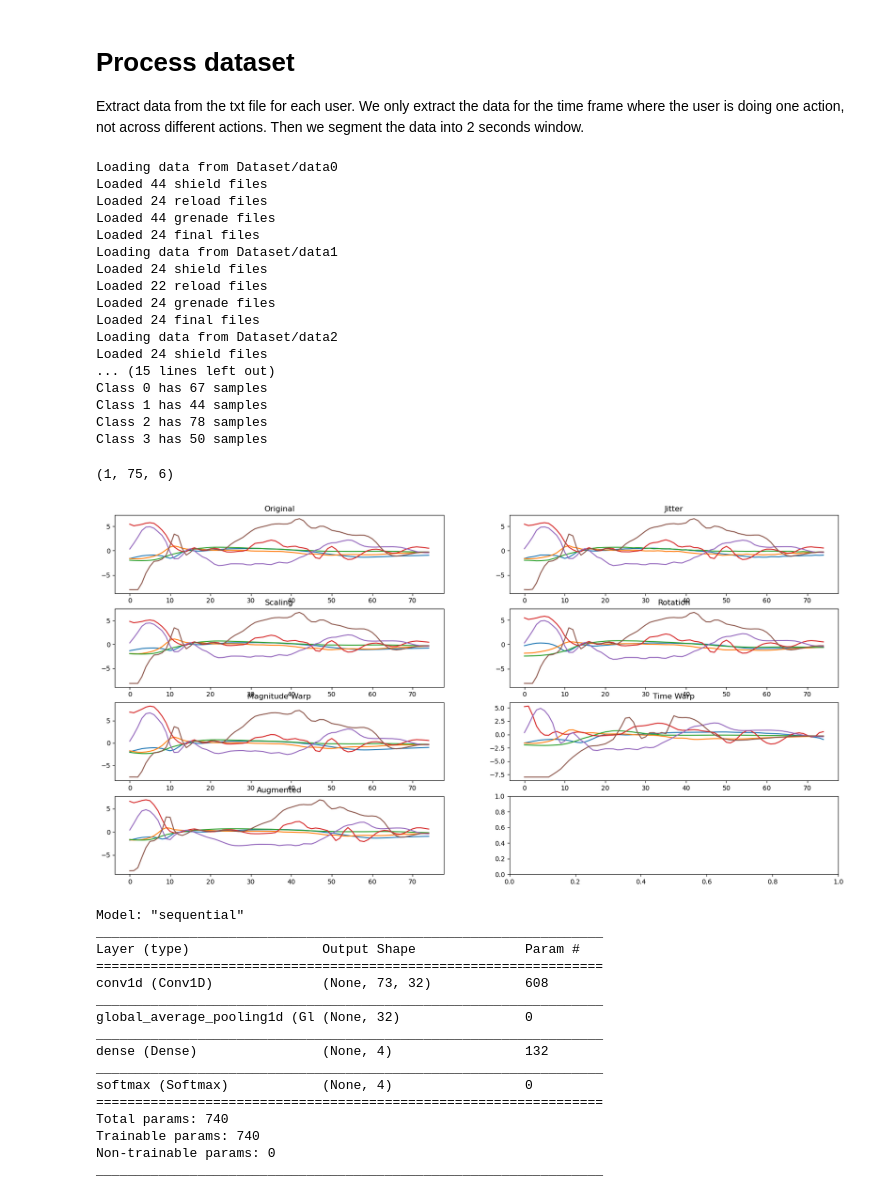
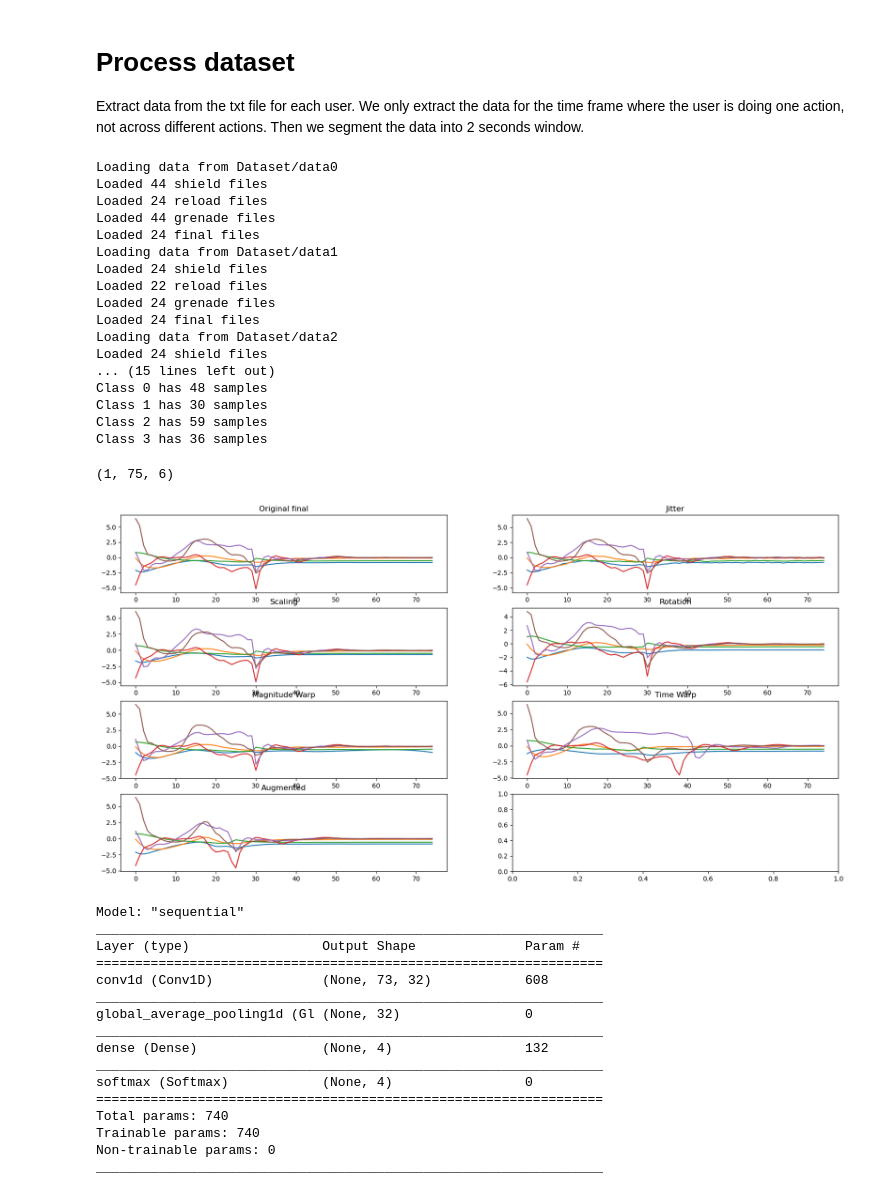
Before and after one commit to yuejunfeng0909/CG4002_CNN_Model, a Jupyter notebook: CNN.ipynb, the cells around one changed output. Cells and saved outputs as stored; diff of their text form; code cells hidden in the pictures.

Commit message:
Bug fix: sliding window range

```diff
--- a/CNN.ipynb
+++ b/CNN.ipynb
@@ -85,7 +85,7 @@ def sliding_window(data_X, data_Y, window_size, window_stride):
     dataset_X_w_sliding = []
     dataset_Y_w_sliding = []
     for i in range(len(data_X)):
-        for j in range(0, len(data_X[i]) - window_size+1, window_stride):
+        for j in range(0, len(data_X[i]) - window_size - window_stride+1, window_stride):
             dataset_X_w_sliding.append(data_X[i][j:j + window_size])
             dataset_Y_w_sliding.append(data_Y[i])
     return np.array(dataset_X_w_sliding), np.array(dataset_Y_w_sliding)
@@ -154,10 +154,10 @@ Loaded 24 final files
 Loading data from Dataset/data2
 Loaded 24 shield files
 ... (15 lines left out)
-Class 0 has 67 samples
-Class 1 has 44 samples
-Class 2 has 78 samples
-Class 3 has 50 samples
+Class 0 has 48 samples
+Class 1 has 30 samples
+Class 2 has 59 samples
+Class 3 has 36 samples
 # %%
 # sample data
 # print("Sample data: " + str(train_x[0]))
@@ -278,10 +278,10 @@ def augment(x):
     x = window_warp(x, window_ratio=0.2, scales=[0.5, 2.])
     return x
 
-def plot_augmented_data(data):
+def plot_augmented_data(data, label = ''):
     fig, axs = plt.subplots(4, 2, figsize=(20, 10))
     axs[0, 0].plot(data[0])
-    axs[0, 0].set_title("Original")
+    axs[0, 0].set_title(f"Original {label}")
     axs[0, 1].plot(jitter(data)[0])
     axs[0, 1].set_title("Jitter")
     axs[1, 0].plot(scaling(data)[0])
@@ -296,9 +296,12 @@ def plot_augmented_data(data):
     axs[3, 0].set_title("Augmented")
 
     plt.show()
-plot_augmented_data(train_x[1:2])
-# %% [output]
-[figure, removed]
+# %%
+randint = np.random.randint(low=0, high=train_x.shape[0]-1, size=1)[0]
+true_label = action_types[np.argmax(train_y[randint])]
+plot_augmented_data(train_x[randint:randint+1], true_label)
+# %% [output]
+[figure, added]
 # %%
 # Data augmentation methods
 
```
Also changed, not shown: parts of 2 cells of this notebook.
